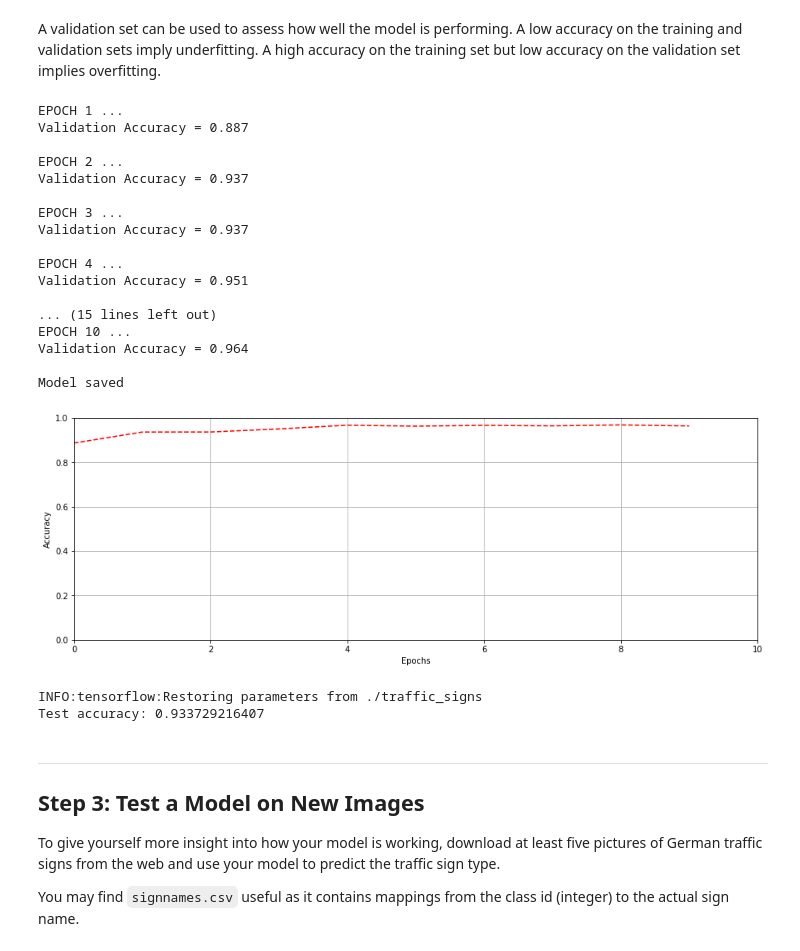
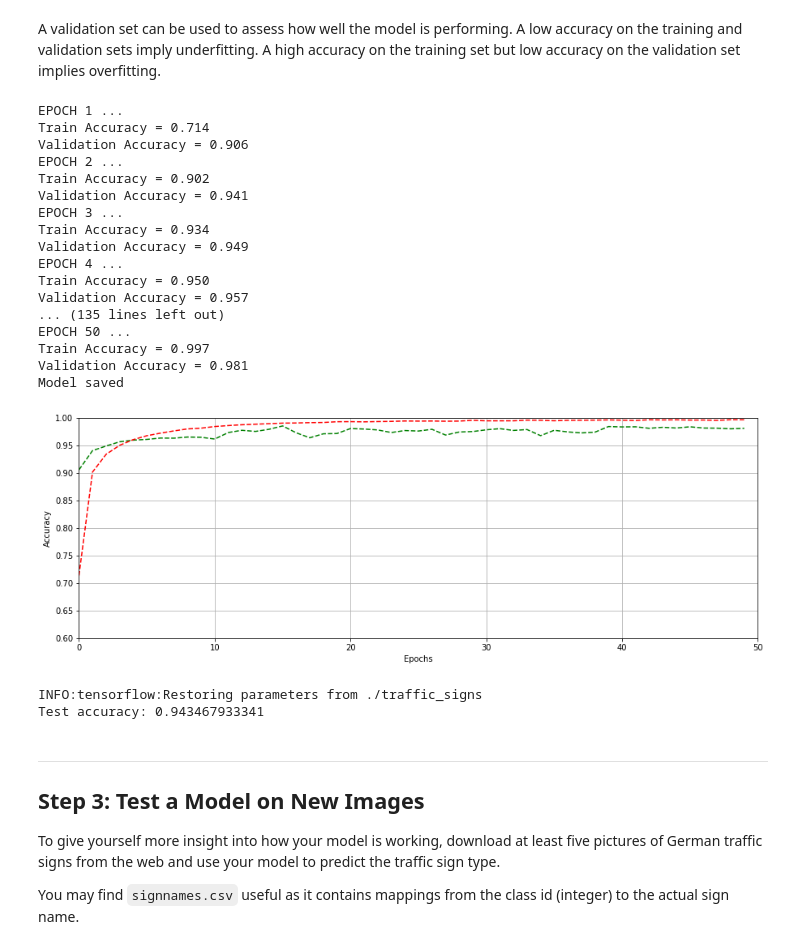
Before and after one commit to greenfield932/CarND-Traffic-Sign-Classifier-Project, a Jupyter notebook: Traffic_Sign_Classifier.ipynb, the cells around one changed output. Drawn from its saved outputs; the diff is of its cells as text; code cells hidden in the pictures.

```diff
--- a/Traffic_Sign_Classifier.ipynb
+++ b/Traffic_Sign_Classifier.ipynb
@@ -362,7 +362,7 @@ def balanceDataset(x_data, y_data):
 
 
 X_train_aug, y_train_aug = augmentDataset(X_train, y_train, 1)
-#X_train_aug, y_train_aug = balanceDataset(X_train, y_train)
+X_train_aug, y_train_aug = balanceDataset(X_train, y_train)
 X_train_ex = np.concatenate((np.array(X_train_aug),X_train))
 y_train_ex = np.concatenate((np.array(y_train_aug),y_train))
 
@@ -554,7 +554,7 @@ A validation set can be used to assess how well the model is performing. A low a
 sets imply underfitting. A high accuracy on the training set but low accuracy on the validation set implies overfitting.
 # %%
 BATCH_SIZE=128
-EPOCHS=10
+EPOCHS=50
 # %%
 #Model evaluation during training
 correct_prediction = tf.equal(tf.argmax(logits, 1), tf.argmax(one_hot_y, 1))
@@ -579,7 +579,8 @@ def evaluate(X_data, y_data):
 from sklearn.utils import shuffle
 
 epochs_total = []
-accuracy_total = []
+accuracy_valid_total = []
+accuracy_train_total = []
 with tf.Session() as sess:
     sess.run(tf.global_variables_initializer())
     num_examples = len(X_train_norm)
@@ -587,50 +588,56 @@ with tf.Session() as sess:
     #print("Training...")
     #print(num_examples)
     for i in range(EPOCHS):
+        train_accuracy = 0
         X_train_norm, y_train_ex = shuffle(X_train_norm, y_train_ex)
         for offset in range(0, num_examples, BATCH_SIZE):
             end = offset + BATCH_SIZE
             batch_x, batch_y = X_train_norm[offset:end], y_train_ex[offset:end]
-            sess.run(training_operation, feed_dict={x: batch_x, y: batch_y})
-            evaluate
+            _, accuracy = sess.run([training_operation, accuracy_operation], feed_dict={x: batch_x, y: batch_y})
+            #print(accuracy)
+            train_accuracy += (accuracy * len(batch_x))
+        train_accuracy = train_accuracy / num_examples
+
         validation_accuracy = evaluate(X_valid_norm, y_valid)
-        accuracy_total.append(validation_accuracy)
+        accuracy_valid_total.append(validation_accuracy)
+        accuracy_train_total.append(train_accuracy)
         epochs_total.append(i)
         print("EPOCH {} ...".format(i+1))
+        print("Train Accuracy = {:.3f}".format(train_accuracy))
         print("Validation Accuracy = {:.3f}".format(validation_accuracy))
-        print()
 
     saver.save(sess, './traffic_signs')
     print("Model saved")
 # %% [output]
 EPOCH 1 ...
-Validation Accuracy = 0.887
-
+Train Accuracy = 0.714
+Validation Accuracy = 0.906
 EPOCH 2 ...
-Validation Accuracy = 0.937
-
+Train Accuracy = 0.902
+Validation Accuracy = 0.941
 EPOCH 3 ...
-Validation Accuracy = 0.937
-
+Train Accuracy = 0.934
+Validation Accuracy = 0.949
 EPOCH 4 ...
-Validation Accuracy = 0.951
-
-... (15 lines left out)
-EPOCH 10 ...
-Validation Accuracy = 0.964
-
+Train Accuracy = 0.950
+Validation Accuracy = 0.957
+... (135 lines left out)
+EPOCH 50 ...
+Train Accuracy = 0.997
+Validation Accuracy = 0.981
 Model saved
 # %%
 fig = plt.figure(figsize = (15,5))
-plt.plot(epochs_total, accuracy_total, 'r--')
+plt.plot(epochs_total, accuracy_valid_total, 'g--')
+plt.plot(epochs_total, accuracy_train_total, 'r--')
 plt.xlabel("Epochs")
 plt.ylabel("Accuracy")
 plt.xlim(0, len(epochs_total))
-plt.ylim(0,1)
+plt.ylim(0.6,1)
 plt.grid()
 plt.show()
 # %% [output]
-[figure, old version]
+[figure, new version]
 # %%
 
 with tf.Session() as sess:
@@ -640,7 +647,7 @@ with tf.Session() as sess:
     print("Test accuracy:", test_accuracy)
 # %% [output]
 INFO:tensorflow:Restoring parameters from ./traffic_signs
-Test accuracy: 0.933729216407
+Test accuracy: 0.943467933341
 # %% [markdown]
 ---
 
```
Also changed, not shown: parts of 6 cells of this notebook, 1 other file.
